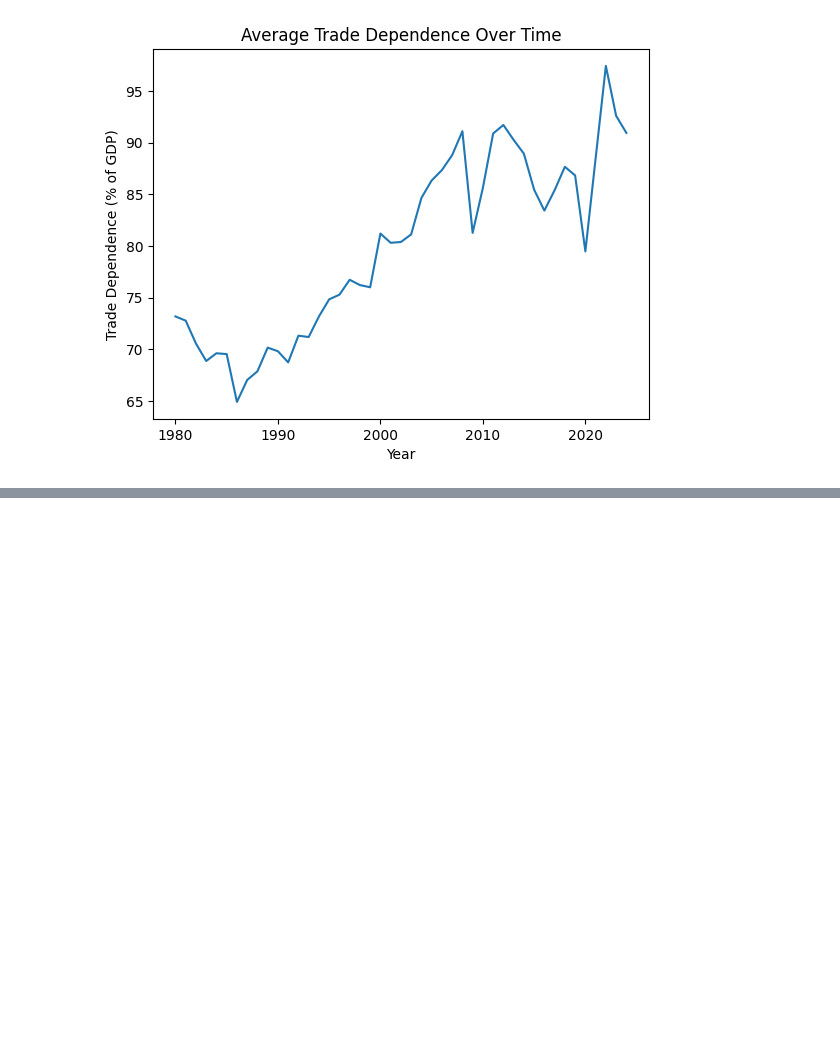
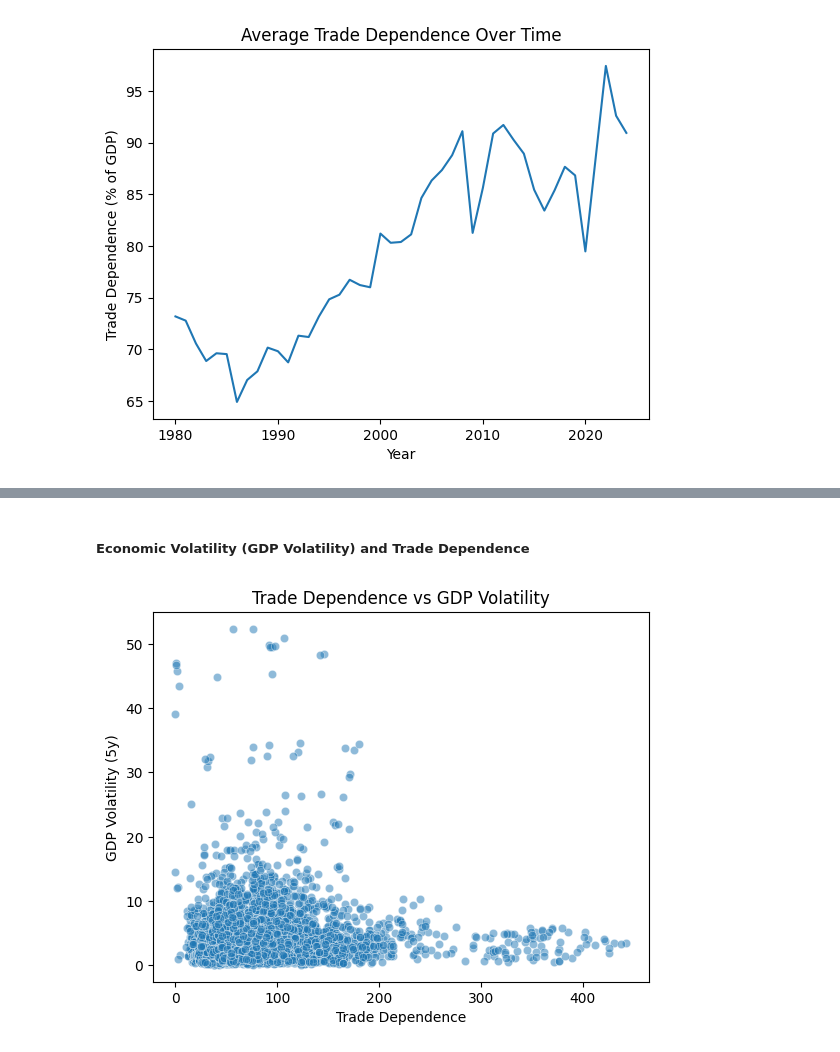
Before and after one commit to marvinminhaz/Trade_dependence_Economic_Stability_and_Democracy_Project, a Jupyter notebook: Trade_dependence_Economic_Stability_and_Democracy.ipynb, the cells around one changed output, grey strips where cells are left out. Drawn from its saved outputs; the diff is of its cells as text; code cells hidden in the pictures; blank space fills up the shorter version.

```diff
--- a/Trade_dependence_Economic_Stability_and_Democracy.ipynb
+++ b/Trade_dependence_Economic_Stability_and_Democracy.ipynb
@@ -413,0 +447,17 @@ The most dramatic volatility occurs at the end of the sample:
+# %% [markdown]
+##### Economic Volatility (GDP Volatility) and Trade Dependence
+# %%
+import seaborn as sns
+import matplotlib.pyplot as plt
+
+sns.scatterplot(
+    data= panel_dataframe,
+    x="Trade Dependence",
+    y="GDP Volatility (5y)",
+    alpha = 0.5
+)
+
+plt.title("Trade Dependence vs GDP Volatility")
+plt.show()
+# %% [output]
+[figure, added]
```
Also changed, not shown: parts of 16 cells of this notebook, 1 other file.
